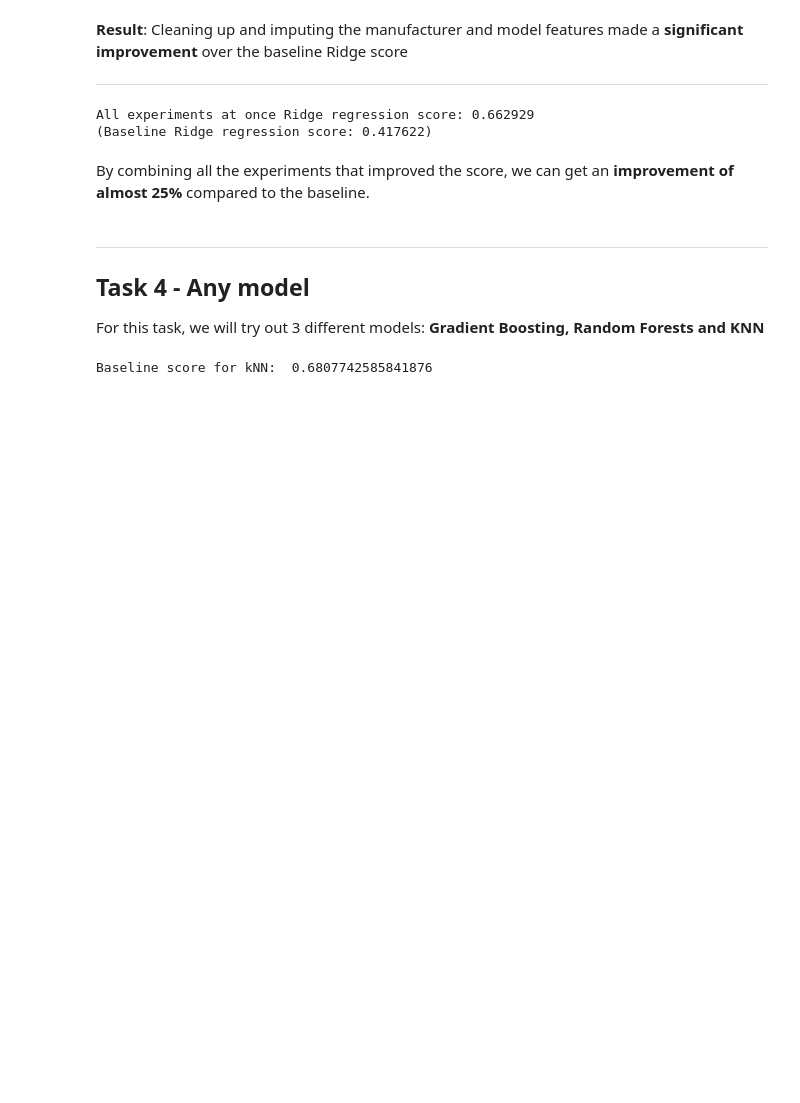
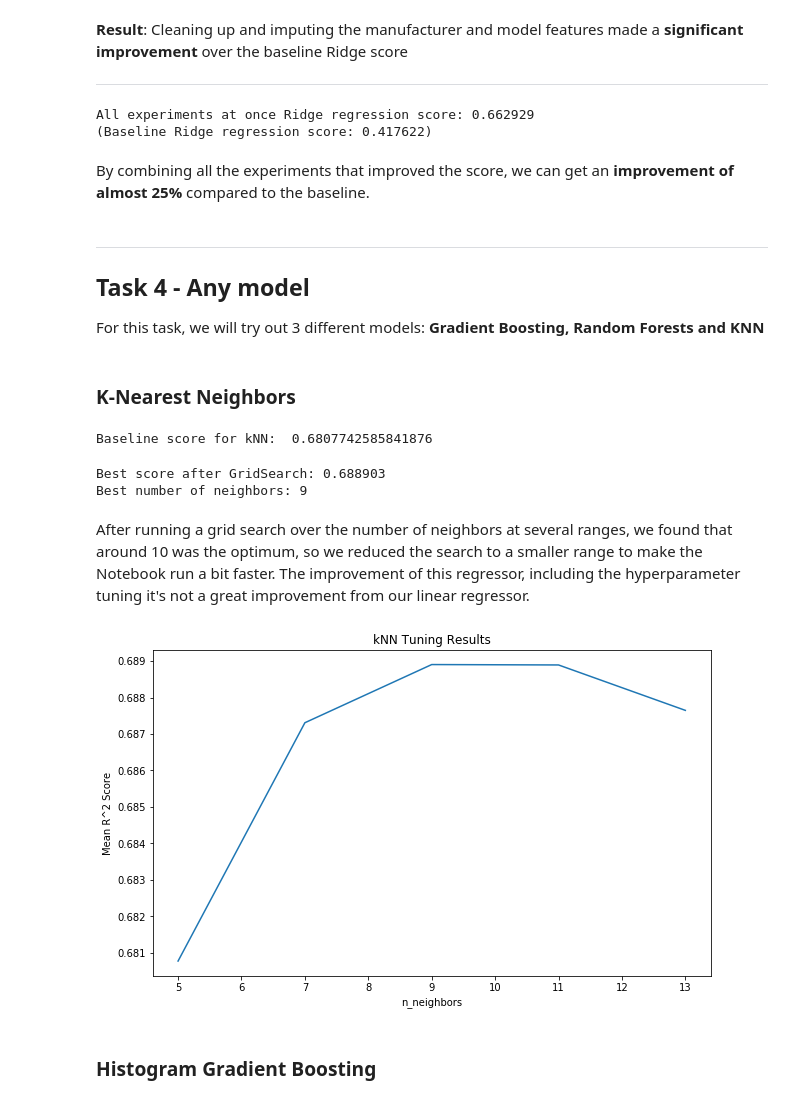
Before and after one commit to AppliedML2020/assignment-3-tomas-larrain, a Jupyter notebook: hw-3.ipynb, the cells around one changed output. Cells and saved outputs as stored; diff of their text form; code cells hidden in the pictures; blank space fills up the shorter version.

Commit message:
add plots

```diff
--- a/hw-3.ipynb
+++ b/hw-3.ipynb
@@ -949,8 +949,18 @@ By combining all the experiments that improved the score, we can get an **improv
 ---
 ## Task 4 - Any model
 For this task, we will try out 3 different models: **Gradient Boosting, Random Forests and KNN**
+# %% [markdown]
+### K-Nearest Neighbors
 # %%
 from sklearn.neighbors import KNeighborsRegressor
+
+# Putting pipelines again here for a better standalone run of this cell
+base_url_target_encode_pl = make_pipeline(FunctionTransformer(get_base_url), ce.TargetEncoder(), StandardScaler())
+manufacturer_pl = make_pipeline(
+    man_model_cleaner, FunctionTransformer(
+        lambda X: X[['manufacturer']]), SimpleImputer(strategy='constant'), OneHotEncoder(handle_unknown='ignore'))
+model_pl = make_pipeline(
+    man_model_cleaner, FunctionTransformer(lambda X: X[['model']]), ce.TargetEncoder(), StandardScaler())
 
 # Try the full preprocessings combined
 preprocessor = make_column_transformer(
@@ -969,8 +979,24 @@ print("Baseline score for kNN: ", baseline_score)
 # %% [output]
 Baseline score for kNN:  0.6807742585841876
 # %%
-param_grid = {'kneighborsregressor__n_neighbors': [5, 7, 9]}
-grid = GridSearchCV(pipeline, param_grid=param_grid, cv=shuffle)
-grid.fit(X_train, y_train)
-print(f"Best score after GridSearch: {grid.best_score_:.6f}")
-print(f"Best number of neighbors: {grid.best_params_['kneighborsregressor__n_neighbors']}")
+param_grid = {'kneighborsregressor__n_neighbors': range(5, 15, 2)}
+knn_grid = GridSearchCV(pipeline, param_grid=param_grid, cv=shuffle)
+knn_grid.fit(X_train, y_train)
+print(f"Best score after GridSearch: {knn_grid.best_score_:.6f}")
+print(f"Best number of neighbors: {knn_grid.best_params_['kneighborsregressor__n_neighbors']}")
+# %% [output]
+Best score after GridSearch: 0.688903
+Best number of neighbors: 9
+# %% [markdown]
+After running a grid search over the number of neighbors at several ranges, we found that around 10 was the optimum, so we reduced the search to a smaller range to make the Notebook run a bit faster. The improvement of this regressor, including the hyperparameter tuning it's not a great improvement from our linear regressor.
+# %%
+cv_results = pd.DataFrame(knn_grid.cv_results_)
+plt.figure(figsize=(10, 6))
+plt.plot(cv_results['param_kneighborsregressor__n_neighbors'], cv_results['mean_test_score'])
+plt.title('kNN Tuning Results')
+plt.xlabel('n_neighbors')
+plt.ylabel('Mean R^2 Score');
+# %% [output]
+[figure, added]
+# %% [markdown]
+### Histogram Gradient Boosting
```
Also changed, not shown: parts of 5 cells of this notebook.
